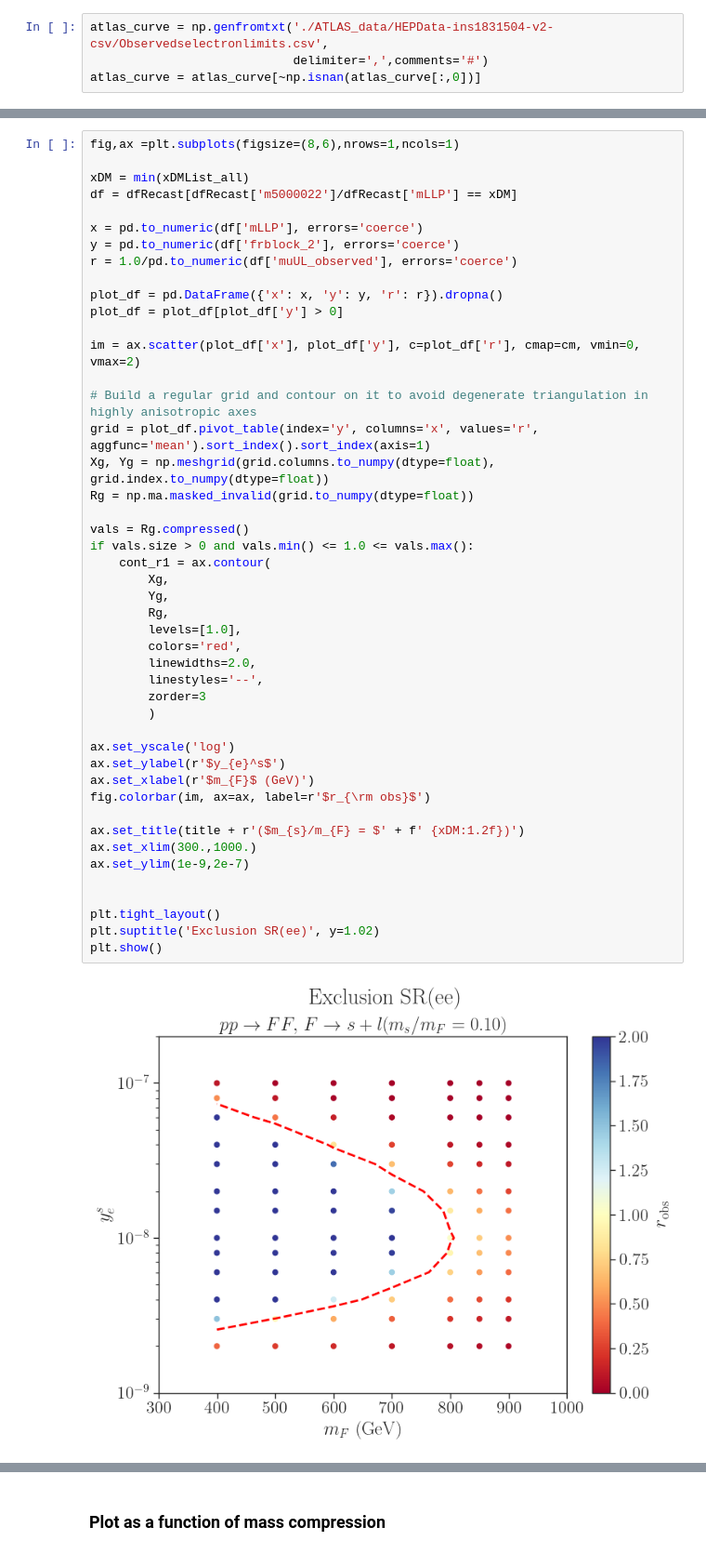
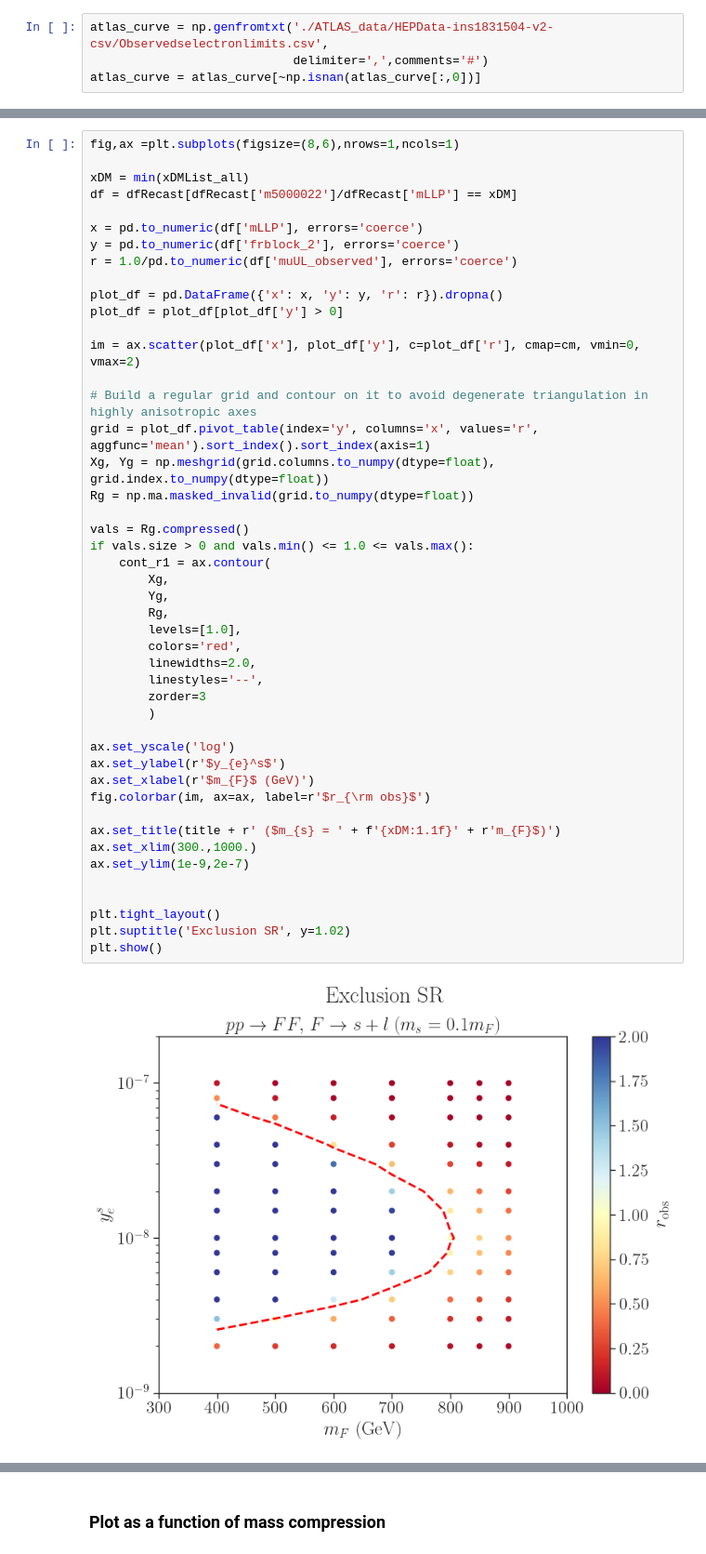
Before and after one commit to andlessa/LowTRHFIMP, a Jupyter notebook: ATLAS-SUSY-2018-14_displacedLeptons/plotEffs_HeHe.ipynb, the cells around one changed output, grey strips where cells are left out. Shown at 93% size. Drawn from its saved outputs; the diff is of its cells as text.

```diff
--- a/ATLAS-SUSY-2018-14_displacedLeptons/plotEffs_HeHe.ipynb
+++ b/ATLAS-SUSY-2018-14_displacedLeptons/plotEffs_HeHe.ipynb
@@ -166,33 +165,33 @@ im = ax.scatter(plot_df['x'], plot_df['y'], c=plot_df['r'], cmap=cm, vmin=0, vma
 # Build a regular grid and contour on it to avoid degenerate triangulation in highly anisotropic axes
 grid = plot_df.pivot_table(index='y', columns='x', values='r', aggfunc='mean').sort_index().sort_index(axis=1)
 Xg, Yg = np.meshgrid(grid.columns.to_numpy(dtype=float), grid.index.to_numpy(dtype=float))
 Rg = np.ma.masked_invalid(grid.to_numpy(dtype=float))
 
 vals = Rg.compressed()
 if vals.size > 0 and vals.min() <= 1.0 <= vals.max():
     cont_r1 = ax.contour(
         Xg,
         Yg,
         Rg,
         levels=[1.0],
         colors='red',
         linewidths=2.0,
         linestyles='--',
         zorder=3
         )
 
 ax.set_yscale('log')
 ax.set_ylabel(r'$y_{e}^s$')
 ax.set_xlabel(r'$m_{F}$ (GeV)')
 fig.colorbar(im, ax=ax, label=r'$r_{\rm obs}$')
 
-ax.set_title(title + r'($m_{s}/m_{F} = $' + f' {xDM:1.2f})')
+ax.set_title(title + r' ($m_{s} = ' + f'{xDM:1.1f}' + r'm_{F}$)')
 ax.set_xlim(300.,1000.)
 ax.set_ylim(1e-9,2e-7)
 
 
 plt.tight_layout()
-plt.suptitle('Exclusion SR(ee)', y=1.02)
+plt.suptitle('Exclusion SR', y=1.02)
 plt.show()
 # %% [output]
-[figure, old version]
+[figure, new version]
```
Also changed, not shown: parts of 3 cells of this notebook, 5 other files.
